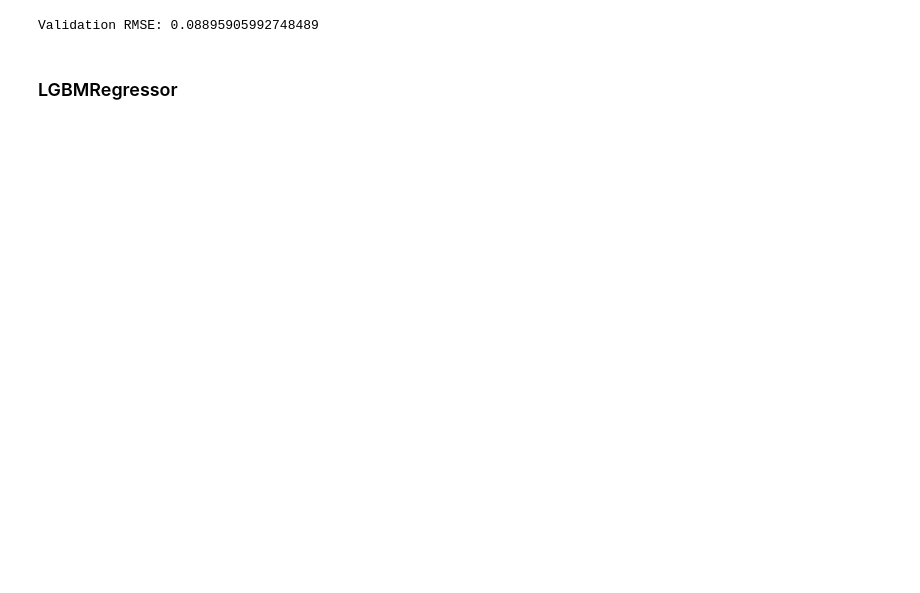
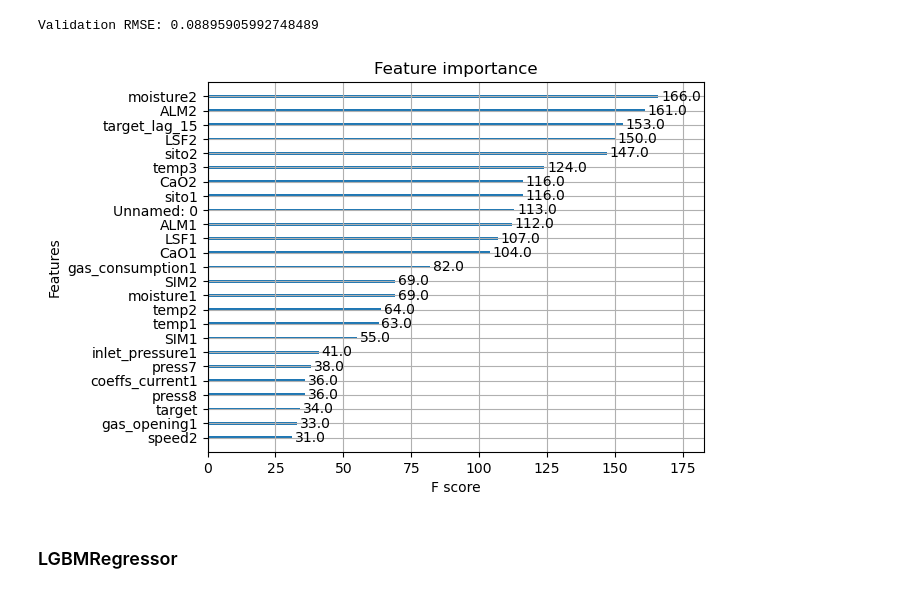
Before and after one commit to MinakovMax/predictive_sensor, a Jupyter notebook: lab2.ipynb, the cells around one changed output. Drawn from its saved outputs; the diff is of its cells as text; code cells hidden in the pictures; blank space fills up the shorter version.

```diff
--- a/lab2.ipynb
+++ b/lab2.ipynb
@@ -132,6 +185,24 @@ rmse_val = np.sqrt(mean_squared_error(y_val, y_pred_val_xgb))
 print("Validation RMSE:", rmse_val)
 # %% [output]
 Validation RMSE: 0.08895905992748489
+# %%
+from xgboost import XGBRegressor, plot_importance
+import matplotlib.pyplot as plt
+
+# Получение важности признаков
+feature_importances = model_xgb.feature_importances_
+
+# Создание DataFrame для удобства
+importances_df = pd.DataFrame({
+    'Feature': X_train.columns,
+    'Importance': feature_importances
+}).sort_values(by='Importance', ascending=False)
+
+# Визуализация важности признаков
+plot_importance(model_xgb, max_num_features=25, importance_type='weight')
+plt.show()
+# %% [output]
+[figure, added]
 # %% [markdown]
 ### LGBMRegressor
 # %%
```
Also changed, not shown: parts of 40 cells of this notebook.
